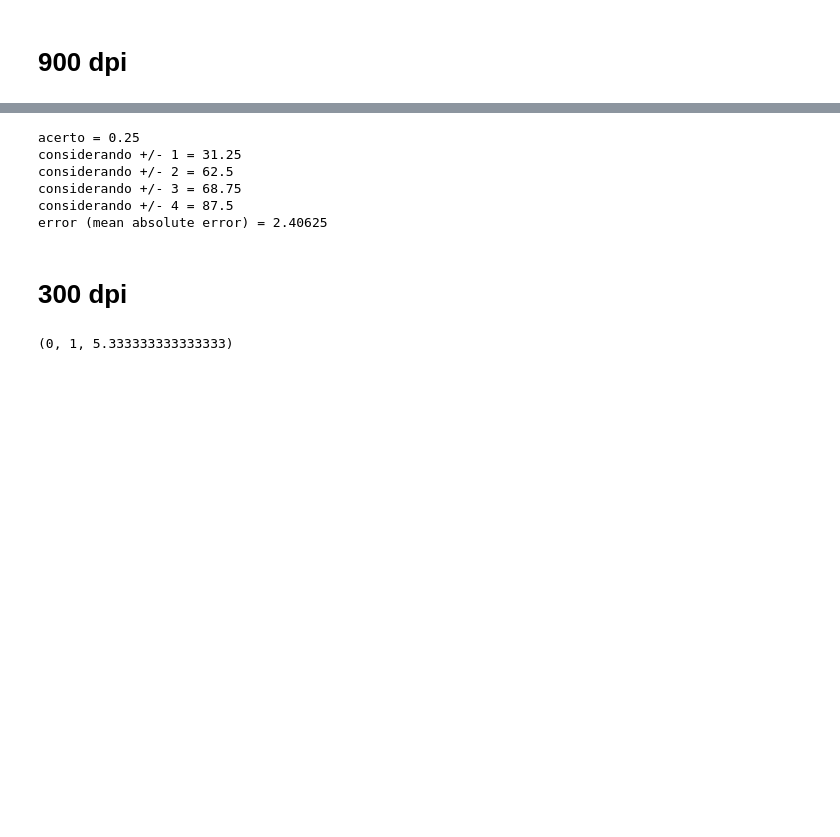
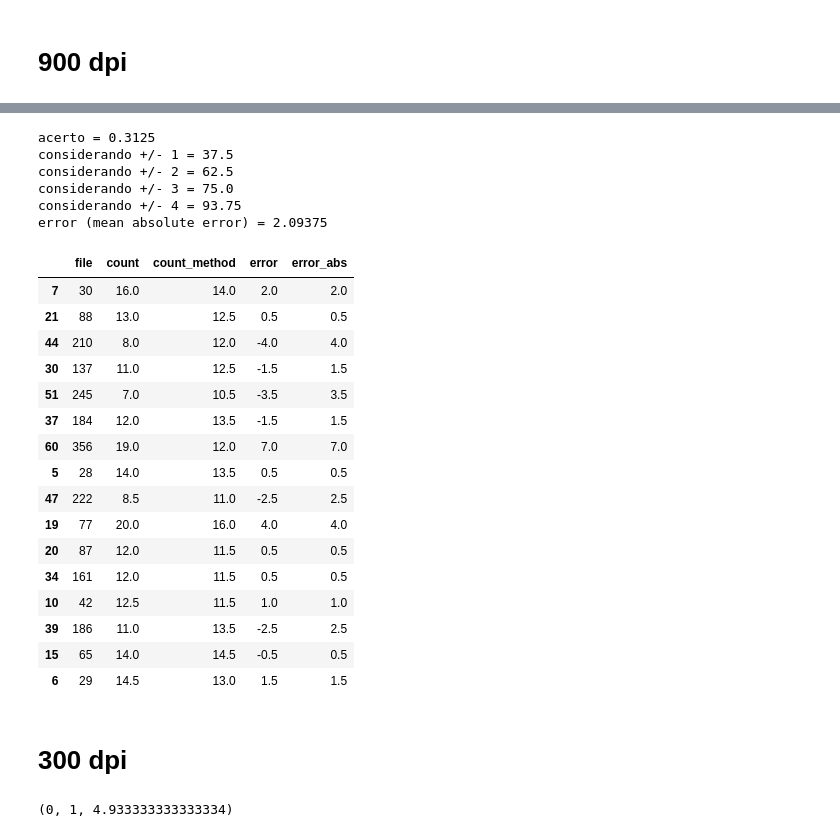
Before and after one commit to s2lola/speleothem, a Jupyter notebook: speleothem/edge_detector/result_train_test.ipynb, the cells around one changed output, grey strips where cells are left out. Cells and saved outputs as stored; diff of their text form; code cells hidden in the pictures; blank space fills up the shorter version.

```diff
--- a/speleothem/edge_detector/result_train_test.ipynb
+++ b/speleothem/edge_detector/result_train_test.ipynb
@@ -74,11 +113,31 @@ df = result(test, image, 0, 4)
 # %%
-show_results(df)
+show_results(df_900)
 # %% [output]
-acerto = 0.25
-considerando +/- 1 = 31.25
+acerto = 0.3125
+considerando +/- 1 = 37.5
 considerando +/- 2 = 62.5
-considerando +/- 3 = 68.75
-considerando +/- 4 = 87.5
-error (mean absolute error) = 2.40625
+considerando +/- 3 = 75.0
+considerando +/- 4 = 93.75
+error (mean absolute error) = 2.09375
+# %%
+df_900
+# %% [output]
+|  | file | count | count_method | error | error_abs |
+| 7 | 30 | 16.0 | 14.0 | 2.0 | 2.0 |
+| 21 | 88 | 13.0 | 12.5 | 0.5 | 0.5 |
+| 44 | 210 | 8.0 | 12.0 | -4.0 | 4.0 |
+| 30 | 137 | 11.0 | 12.5 | -1.5 | 1.5 |
+| 51 | 245 | 7.0 | 10.5 | -3.5 | 3.5 |
+| 37 | 184 | 12.0 | 13.5 | -1.5 | 1.5 |
+| 60 | 356 | 19.0 | 12.0 | 7.0 | 7.0 |
+| 5 | 28 | 14.0 | 13.5 | 0.5 | 0.5 |
+| 47 | 222 | 8.5 | 11.0 | -2.5 | 2.5 |
+| 19 | 77 | 20.0 | 16.0 | 4.0 | 4.0 |
+| 20 | 87 | 12.0 | 11.5 | 0.5 | 0.5 |
+| 34 | 161 | 12.0 | 11.5 | 0.5 | 0.5 |
+| 10 | 42 | 12.5 | 11.5 | 1.0 | 1.0 |
+| 39 | 186 | 11.0 | 13.5 | -2.5 | 2.5 |
+| 15 | 65 | 14.0 | 14.5 | -0.5 | 0.5 |
+| 6 | 29 | 14.5 | 13.0 | 1.5 | 1.5 |
 # %% [markdown]
 # 300 dpi
@@ -85,6 +146,5 @@ error (mean absolute error) = 2.40625
 # %%
-image = "../image/dbe/classify_300"
 search_best_parameters_df(train, image, center=True, a=0, b=50)
 # %% [output]
-(0, 1, 5.333333333333333)
+(0, 1, 4.933333333333334)
 # %%
```
Also changed, not shown: parts of 14 cells of this notebook, 1 other file.
